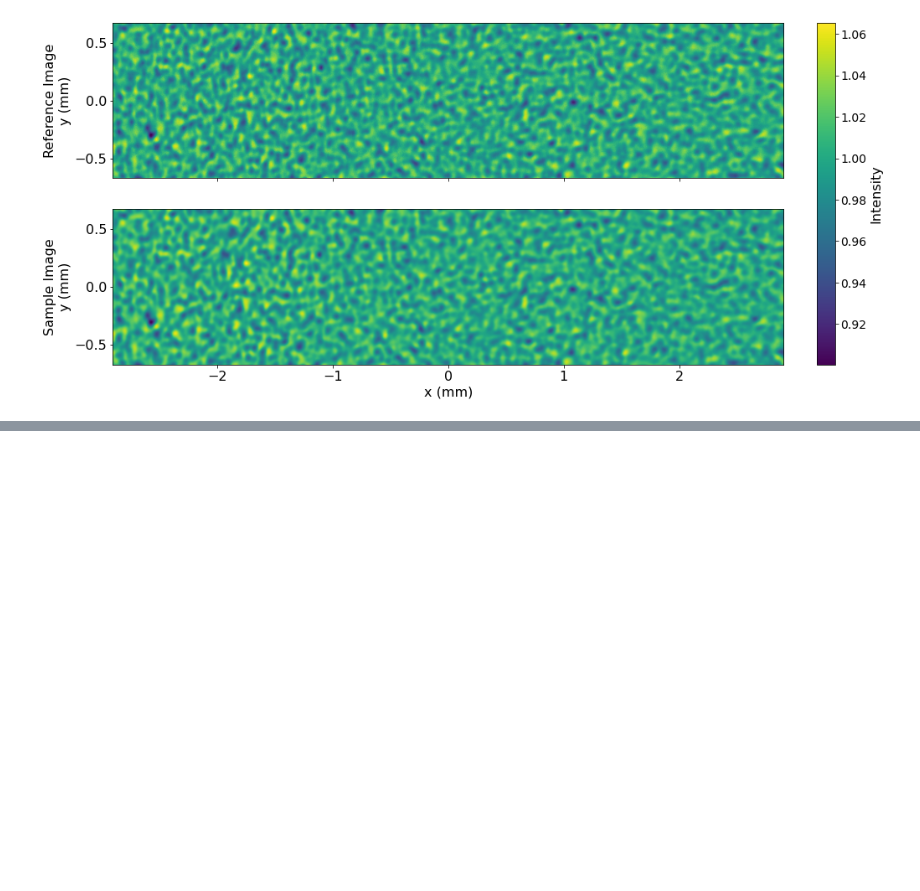
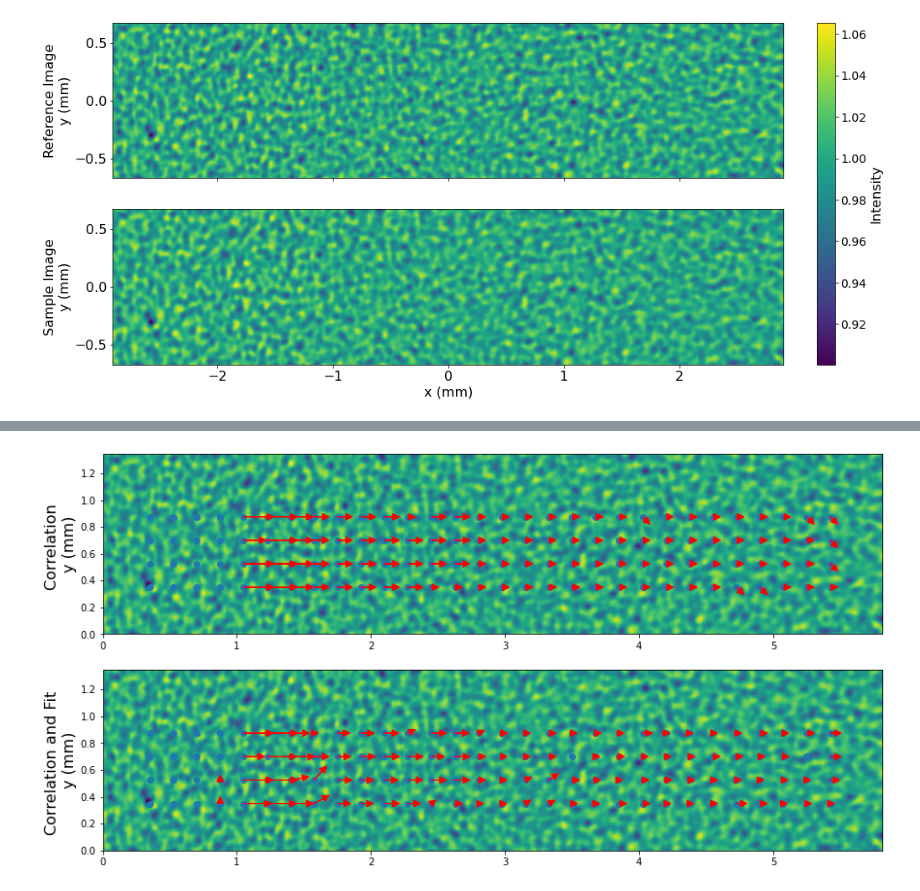
Before and after one commit to twguest/tiepy, a Jupyter notebook: docs/source/demo/real_data_example.ipynb, the cells around one changed output, grey strips where cells are left out. Drawn from its saved outputs; the diff is of its cells as text; code cells hidden in the pictures; blank space fills up the shorter version.

Commit message:
Fix to single image processor output

```diff
--- a/docs/source/demo/real_data_example.ipynb
+++ b/docs/source/demo/real_data_example.ipynb
@@ -176,0 +78,66 @@ print(results)
+# %%
+results = load_key_from_virtual_h5("./virtual_dataset.h5", "test")
+
+# Assuming IR and IS are the two images
+z = 3.5  # speckle to detector distance
+dx = dy = 7e-06 # pixel size # in mm
+
+cx = results['coords_x'] * dx
+cy = results['coords_y'] * dy
+
+sx = results['shifts_x'] * dx
+sy = results['shifts_y'] * dy
+
+ssx = results['subpixel_shifts_x'] * dx
+ssy = results['subpixel_shifts_y'] * dy
+# %%
+
+# Plot Reference and Sample Speckle
+fig, axes = plt.subplots(2, 1, figsize=(15, 7.5), sharex=False)
+[ax1, ax2] = axes
+
+# Set array dimensions
+ny, nx = IR.shape
+
+scale = 1e3 #plot in mm
+
+x_axis = np.linspace(0, dx * (nx) , nx) * scale
+y_axis = np.linspace(0, dy * (ny) , ny) * scale
+
+# Plot IR (Reference Image)
+im1 = ax1.imshow(IR, extent=[x_axis.min(), x_axis.max(), y_axis.min(), y_axis.max()])
+im2 = ax2.imshow(IR, extent=[x_axis.min(), x_axis.max(), y_axis.min(), y_axis.max()])
+
+ax1.set_ylabel("Correlation \ny (mm)", fontsize=16)
+ax2.set_ylabel("Correlation and Fit \ny (mm)", fontsize=16)
+
+ax1.scatter(cx*scale, cy*scale)
+ax2.scatter(cx*scale, cy*scale)
+
+max_arrow_len = 8
+head_len = 0.05
+head_width = 0.05
+
+threshold = 0.33
+# Threshold
+ssx[np.where(abs(ssx)/dx < threshold)] = 0
+ssy[np.where(abs(ssy)/dy < threshold)] = 0
+
+
+for i in range(cx.shape[0]):
+    for j in range(cy.shape[1]):
+
+
+        # Plot Shifts
+        ax1.arrow(cx[i,j]*scale, cy[i,j] *scale,
+                  sx[i,j]*scale * max_arrow_len, sy[i,j]*scale*max_arrow_len,
+               head_width=head_width, head_length=head_len, fc='red', ec='red',
+               length_includes_head =  True)
+
+        # Plot Sub-Pixel Shifts
+        ax2.arrow(cx[i,j]*scale, cy[i,j]*scale ,
+                  ssx[i,j]*scale * max_arrow_len, ssy[i,j]*scale*max_arrow_len,
+               head_width=head_width, head_length=head_len, fc='red', ec='red',
+               length_includes_head =  True)
+# %% [output]
+[figure, added]
```
Also changed, not shown: parts of 18 cells of this notebook, 5 other files.
